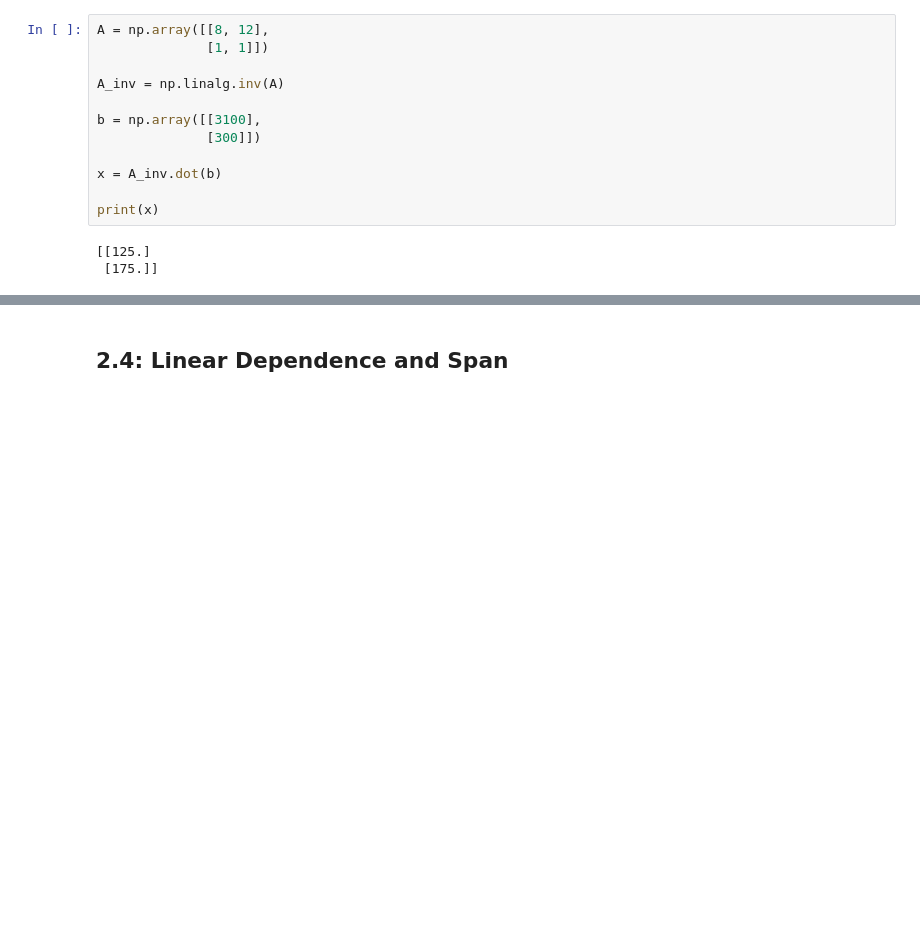
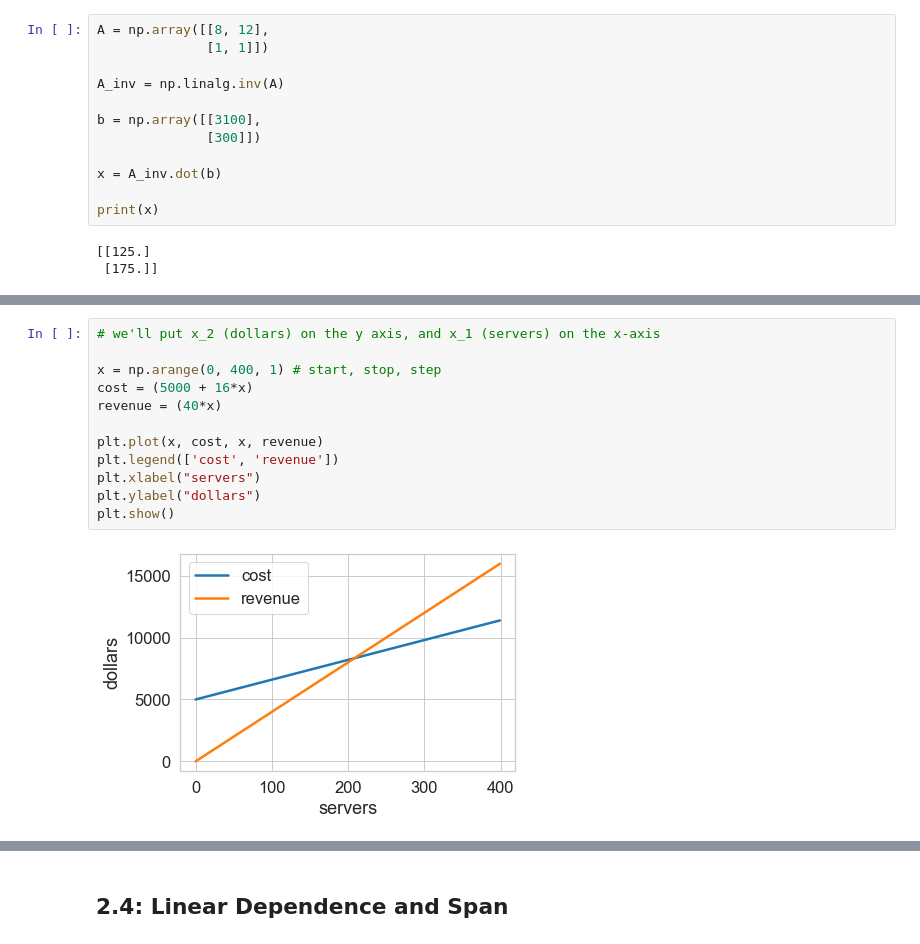
Before and after one commit to wesdoyle/deep-learning-book-notes, a Jupyter notebook: chapter_02_linear_algebra/Notebook 2.1-2.5.ipynb, the cells around one changed output, grey strips where cells are left out. Drawn from its saved outputs; the diff is of its cells as text; blank space fills up the shorter version.

```diff
--- a/chapter_02_linear_algebra/Notebook 2.1-2.5.ipynb
+++ b/chapter_02_linear_algebra/Notebook 2.1-2.5.ipynb
@@ -854,0 +888,14 @@ Adult Tickets: 50
+# %%
+# we'll put x_2 (dollars) on the y axis, and x_1 (servers) on the x-axis
+
+x = np.arange(0, 400, 1) # start, stop, step
+cost = (5000 + 16*x)
+revenue = (40*x)
+
+plt.plot(x, cost, x, revenue)
+plt.legend(['cost', 'revenue'])
+plt.xlabel("servers")
+plt.ylabel("dollars")
+plt.show()
+# %% [output]
+[figure, added]
```
Also changed, not shown: parts of 17 cells of this notebook.
